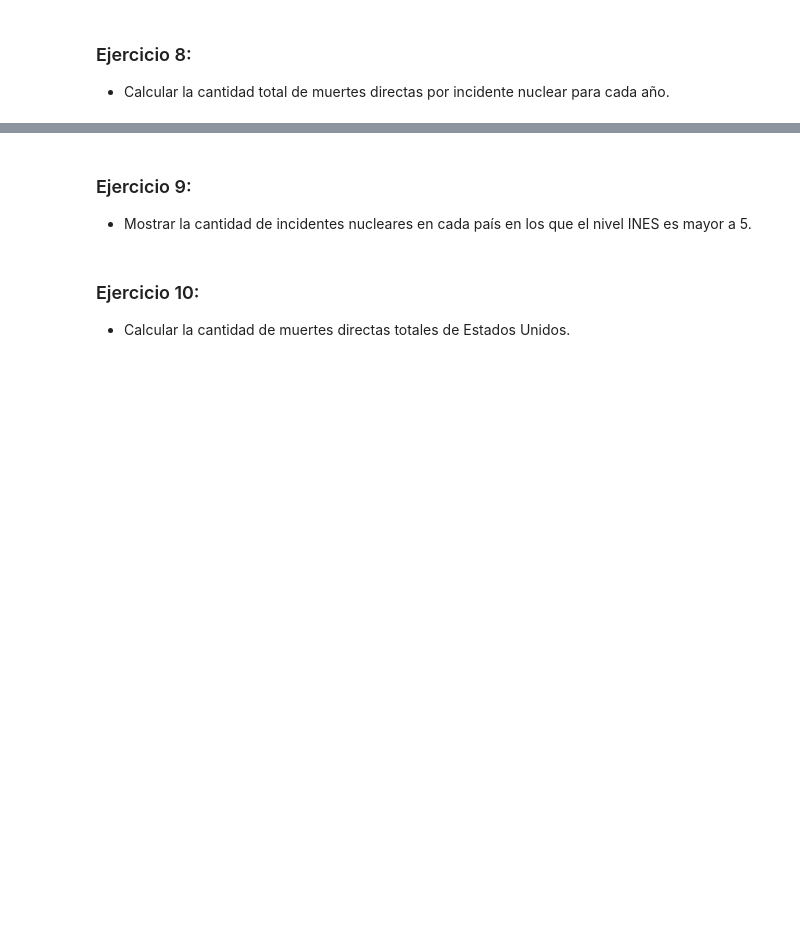
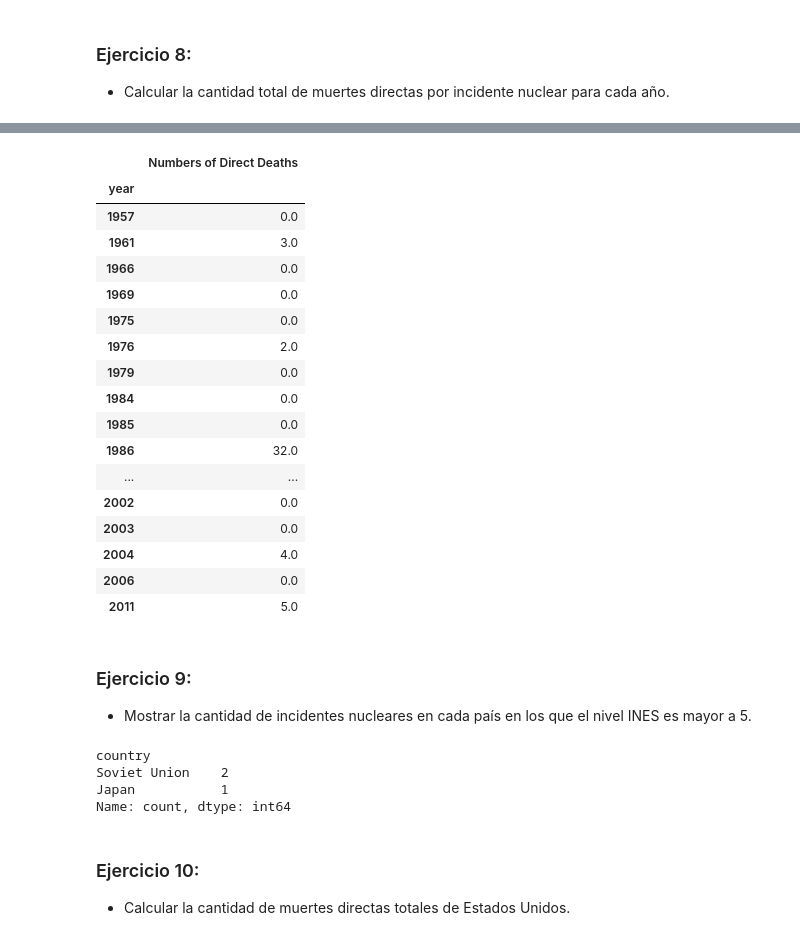
Before and after one commit to FlorLascu/Python-Prep, a Jupyter notebook: 04_Soy_Henry/01 modulo_01/lesson_07/Accidentes/Ejercicios Pandas.ipynb, the cells around one changed output, grey strips where cells are left out. Drawn from its saved outputs; the diff is of its cells as text; code cells hidden in the pictures; blank space fills up the shorter version.

```diff
--- a/04_Soy_Henry/01 modulo_01/lesson_07/Accidentes/Ejercicios Pandas.ipynb
+++ b/04_Soy_Henry/01 modulo_01/lesson_07/Accidentes/Ejercicios Pandas.ipynb
@@ -275,6 +379,35 @@ Name: 11, dtype: object
+# %%
+total_nbr_direct_death_per_year = pd.DataFrame(nuclear_incidents.groupby('year')['Numbers of Direct Deaths'].sum())
+total_nbr_direct_death_per_year
+# %% [output]
+|  | Numbers of Direct Deaths |
+| year |  |
+| 1957 | 0.0 |
+| 1961 | 3.0 |
+| 1966 | 0.0 |
+| 1969 | 0.0 |
+| 1975 | 0.0 |
+| 1976 | 2.0 |
+| 1979 | 0.0 |
+| 1984 | 0.0 |
+| 1985 | 0.0 |
+| 1986 | 32.0 |
+| ... | ... |
+| 2002 | 0.0 |
+| 2003 | 0.0 |
+| 2004 | 4.0 |
+| 2006 | 0.0 |
+| 2011 | 5.0 |
 # %% [markdown]
 ### Ejercicio 9:
 * Mostrar la cantidad de incidentes nucleares en cada país en los que el nivel INES es mayor a 5.
+# %%
+nuclear_incidents[nuclear_incidents[ 'INES\nlevel'] > 5][ 'country'].value_counts()
+# %% [output]
+country
+Soviet Union    2
+Japan           1
+Name: count, dtype: int64
 # %% [markdown]
 ### Ejercicio 10:
 * Calcular la cantidad de muertes directas totales de Estados Unidos.
```
Also changed, not shown: parts of 16 cells of this notebook, 33 other files.
